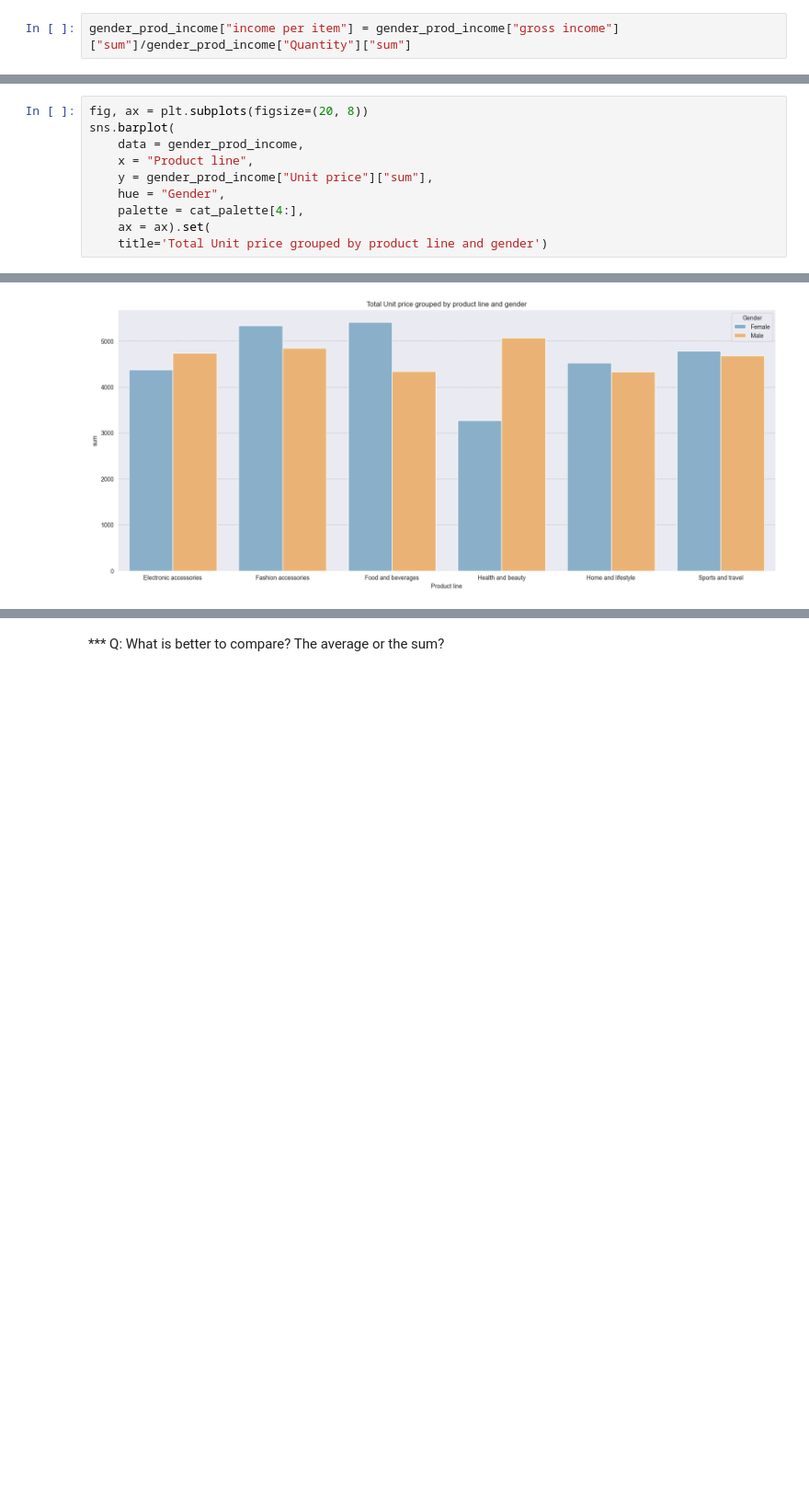
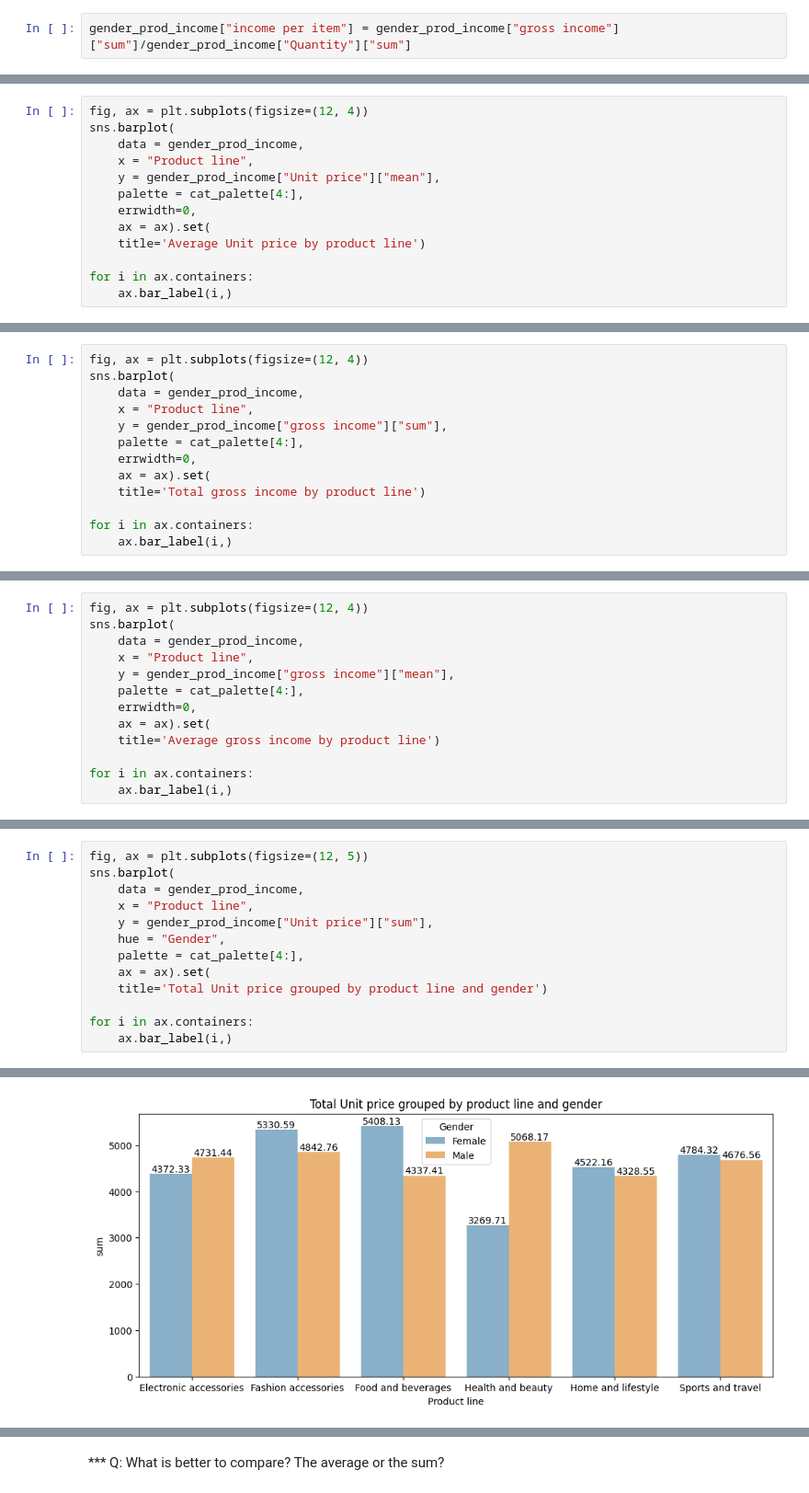
Before and after one commit to Zzzhenya/Supermarket_sales, a Jupyter notebook: Supermarket_data_exploration.ipynb, the cells around one changed output, grey strips where cells are left out. Shown at 92% size. Drawn from its saved outputs; the diff is of its cells as text; blank space fills up the shorter version.

Commit message:
Product line vs other parameters

```diff
--- a/Supermarket_data_exploration.ipynb
+++ b/Supermarket_data_exploration.ipynb
@@ -637,0 +661,13 @@ sns.barplot(
+# %%
+fig, ax = plt.subplots(figsize=(12, 4))
+sns.barplot(
+    data = gender_prod_income,
+    x = "Product line",
+    y = gender_prod_income["Unit price"]["mean"],
+    palette = cat_palette[4:],
+    errwidth=0,
+    ax = ax).set(
+    title='Average Unit price by product line')
+
+for i in ax.containers:
+    ax.bar_label(i,)
@@ -637,0 +682,13 @@ sns.barplot(
+# %%
+fig, ax = plt.subplots(figsize=(12, 4))
+sns.barplot(
+    data = gender_prod_income,
+    x = "Product line",
+    y = gender_prod_income["gross income"]["sum"],
+    palette = cat_palette[4:],
+    errwidth=0,
+    ax = ax).set(
+    title='Total gross income by product line')
+
+for i in ax.containers:
+    ax.bar_label(i,)
@@ -637,0 +703,13 @@ sns.barplot(
+# %%
+fig, ax = plt.subplots(figsize=(12, 4))
+sns.barplot(
+    data = gender_prod_income,
+    x = "Product line",
+    y = gender_prod_income["gross income"]["mean"],
+    palette = cat_palette[4:],
+    errwidth=0,
+    ax = ax).set(
+    title='Average gross income by product line')
+
+for i in ax.containers:
+    ax.bar_label(i,)
@@ -638,5 +726,5 @@ sns.barplot(
 # %%
-fig, ax = plt.subplots(figsize=(20, 8))
+fig, ax = plt.subplots(figsize=(12, 5))
 sns.barplot(
     data = gender_prod_income,
     x = "Product line",
@@ -645,4 +733,7 @@ sns.barplot(
     palette = cat_palette[4:],
     ax = ax).set(
     title='Total Unit price grouped by product line and gender')
+
+for i in ax.containers:
+    ax.bar_label(i,)
 # %% [output]
@@ -650 +740 @@ sns.barplot(
-[figure, old version]
+[figure, new version]
```
Also changed, not shown: parts of 36 cells of this notebook.
